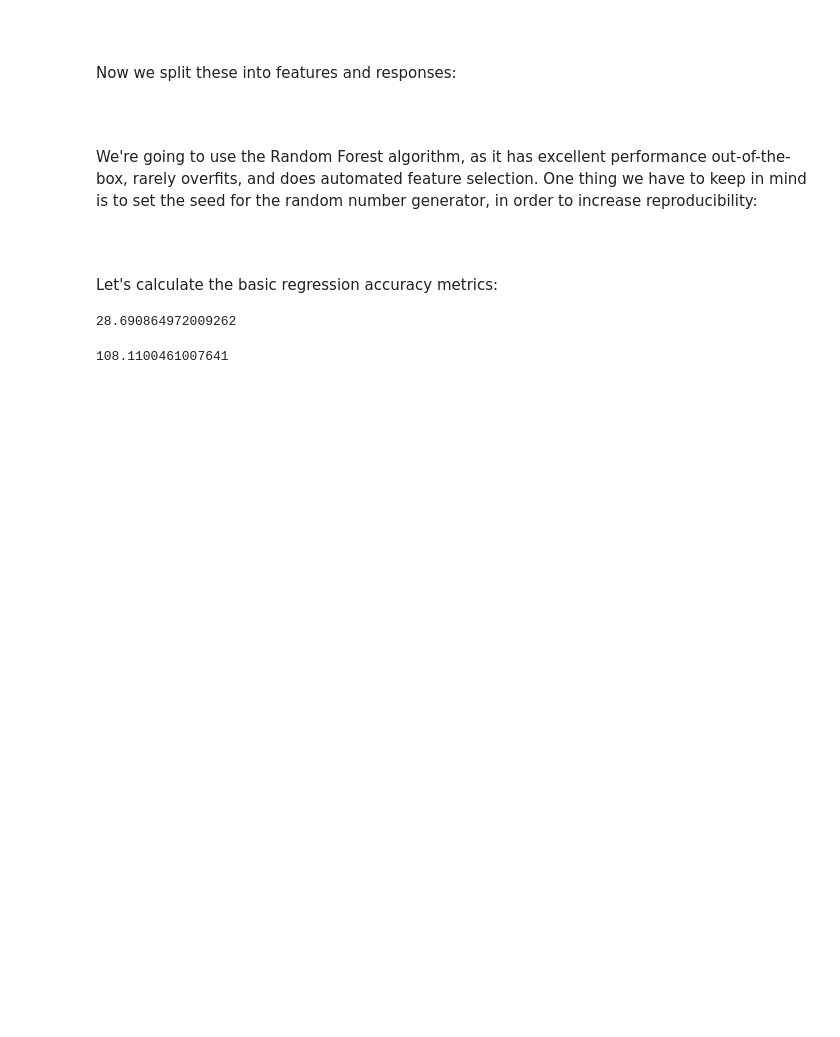
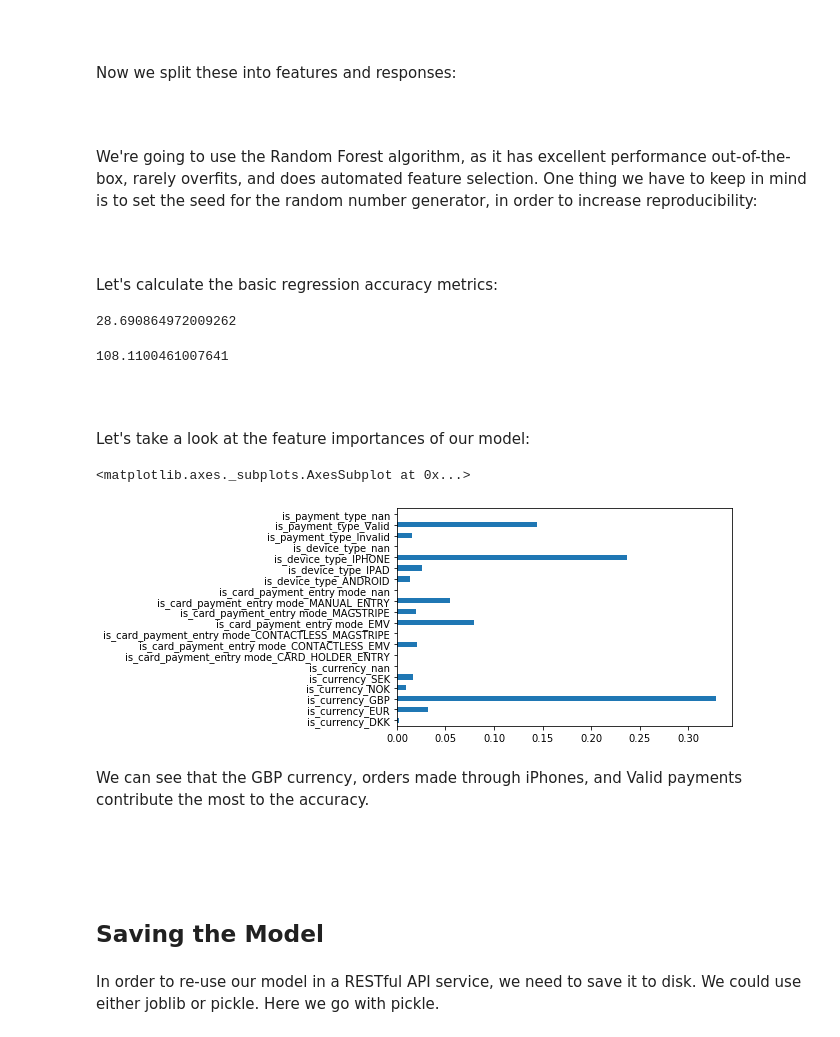
Before and after one commit to ssantic/iZettle-Homework, a Jupyter notebook: iZettle-Srdjan_Santic.ipynb, the cells around one changed output. Saved outputs shown, nothing was run; the diff lists cells and outputs as text; code cells hidden in the pictures; blank space fills up the shorter version.

Commit message:
Add export of model.

```diff
--- a/iZettle-Srdjan_Santic.ipynb
+++ b/iZettle-Srdjan_Santic.ipynb
@@ -259,3 +260,22 @@ mean_absolute_error(y_test, rf_predictions)
 np.sqrt(mean_squared_error(y_test, rf_predictions))
 # %% [output]
 108.1100461007641
+# %% [markdown]
+<br>
+<br>
+Let's take a look at the feature importances of our model:
+# %%
+feat_importances = pd.Series(rf_model.feature_importances_, index=X_test.columns)
+feat_importances.plot(kind='barh')
+# %% [output]
+<matplotlib.axes._subplots.AxesSubplot at 0x...>
+[figure, added]
+# %% [markdown]
+We can see that the GBP currency, orders made through iPhones, and Valid payments contribute the most to the accuracy.
+# %% [markdown]
+<br>
+<br>
+# %% [markdown]
+## Saving the Model ##
+# %% [markdown]
+In order to re-use our model in a RESTful API service, we need to save it to disk. We could use either joblib or pickle. Here we go with pickle.
```
Also changed, not shown: parts of 2 cells of this notebook.
